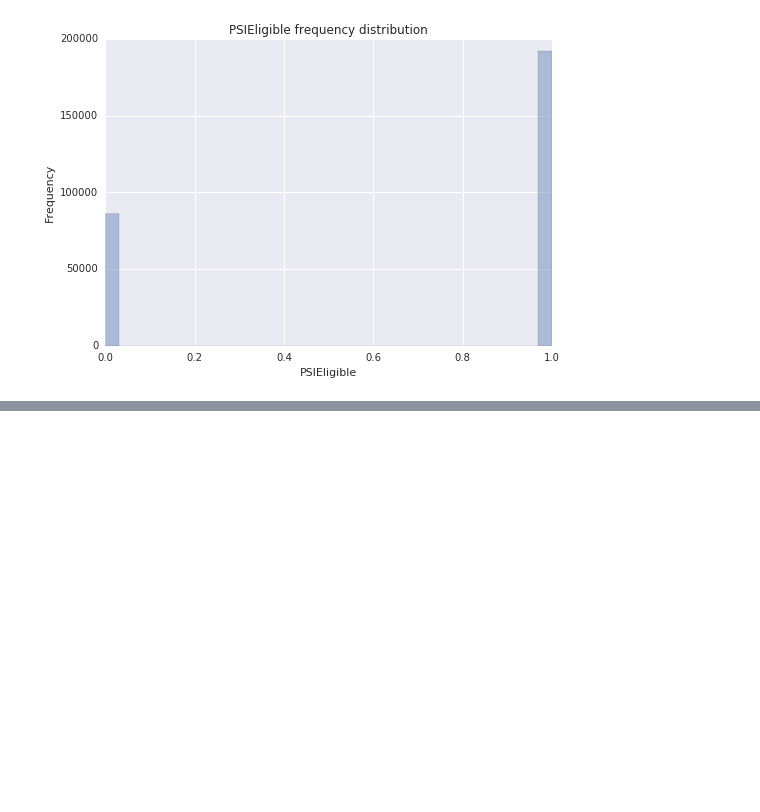
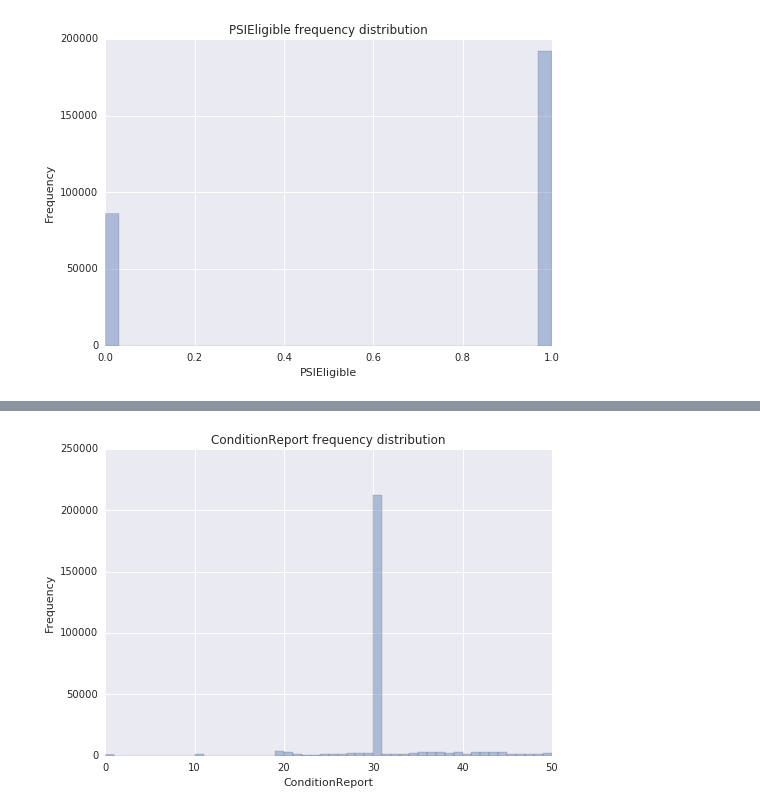
Before and after one commit to stharrold/demo, a Jupyter notebook: demo/app_predict/examples/example_app_predict_dev.ipynb, the cells around one changed output, grey strips where cells are left out. Drawn from its saved outputs; the diff is of its cells as text; code cells hidden in the pictures; blank space fills up the shorter version.

```diff
--- a/demo/app_predict/examples/example_app_predict_dev.ipynb
+++ b/demo/app_predict/examples/example_app_predict_dev.ipynb
@@ -449 +464,28 @@ plt.show()
+# %%
+# ConditionReport
+
+# Map character codes to numerical values, invalid codes are "average".
+conrpt_value = {
+    'EC': 50,
+    'CL': 40,
+    'AV': 30,
+    'RG': 20,
+    'PR': 10,
+    'SL': 0,
+    'A': 30,
+    'A3': 30,
+    'Y6': 30,
+    'nan': 30}
+df['ConditionReport'] = df['ConditionReport'].astype(str).apply(
+    lambda con: conrpt_value[con] if con in conrpt_value else con)
+df['ConditionReport'] = df['ConditionReport'].astype(int)
+
+# Plot frequency distrbution.
+sns.distplot(df['ConditionReport'].values, hist=True, kde=False, norm_hist=False)
+plt.title('ConditionReport frequency distribution')
+plt.xlabel('ConditionReport')
+plt.ylabel('Frequency')
+plt.show()
+# %% [output]
+[figure, added]
 # %%
```
Also changed, not shown: parts of 25 cells of this notebook.
